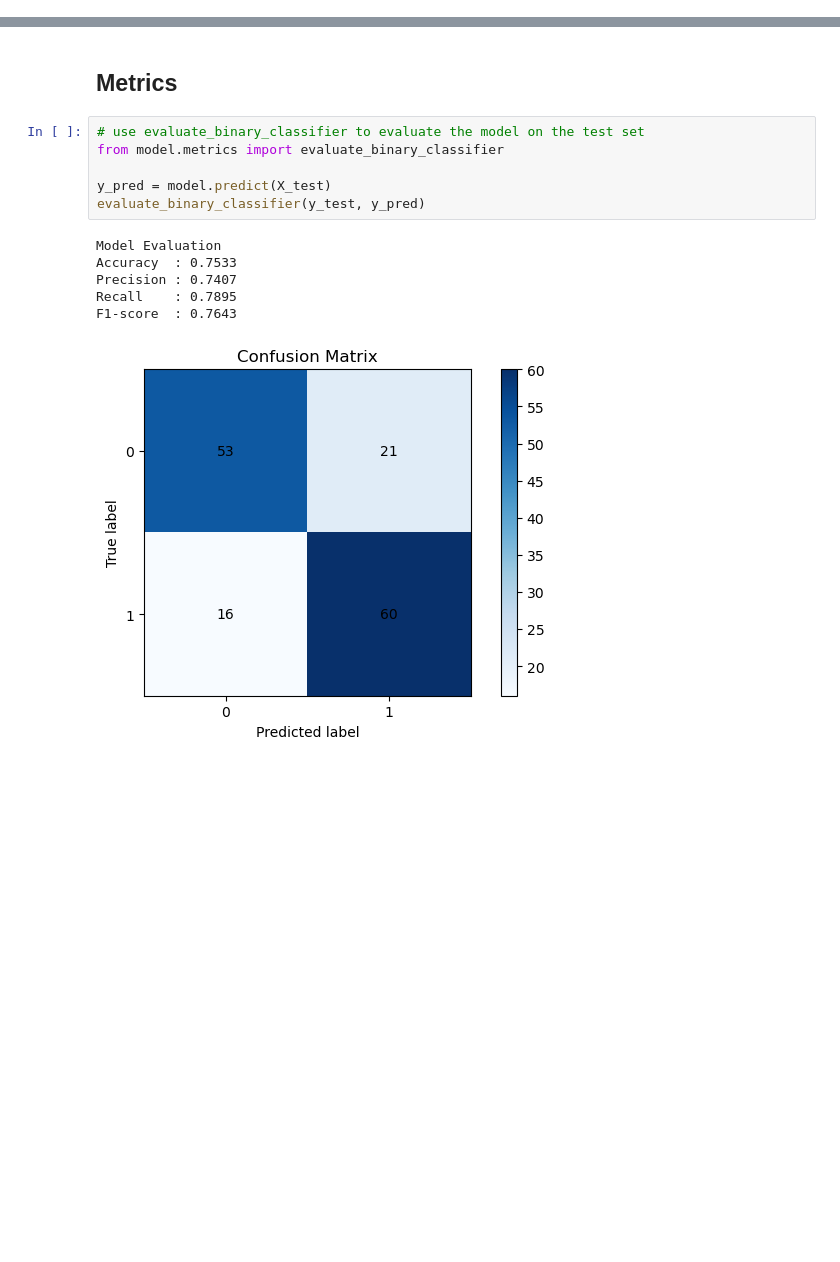
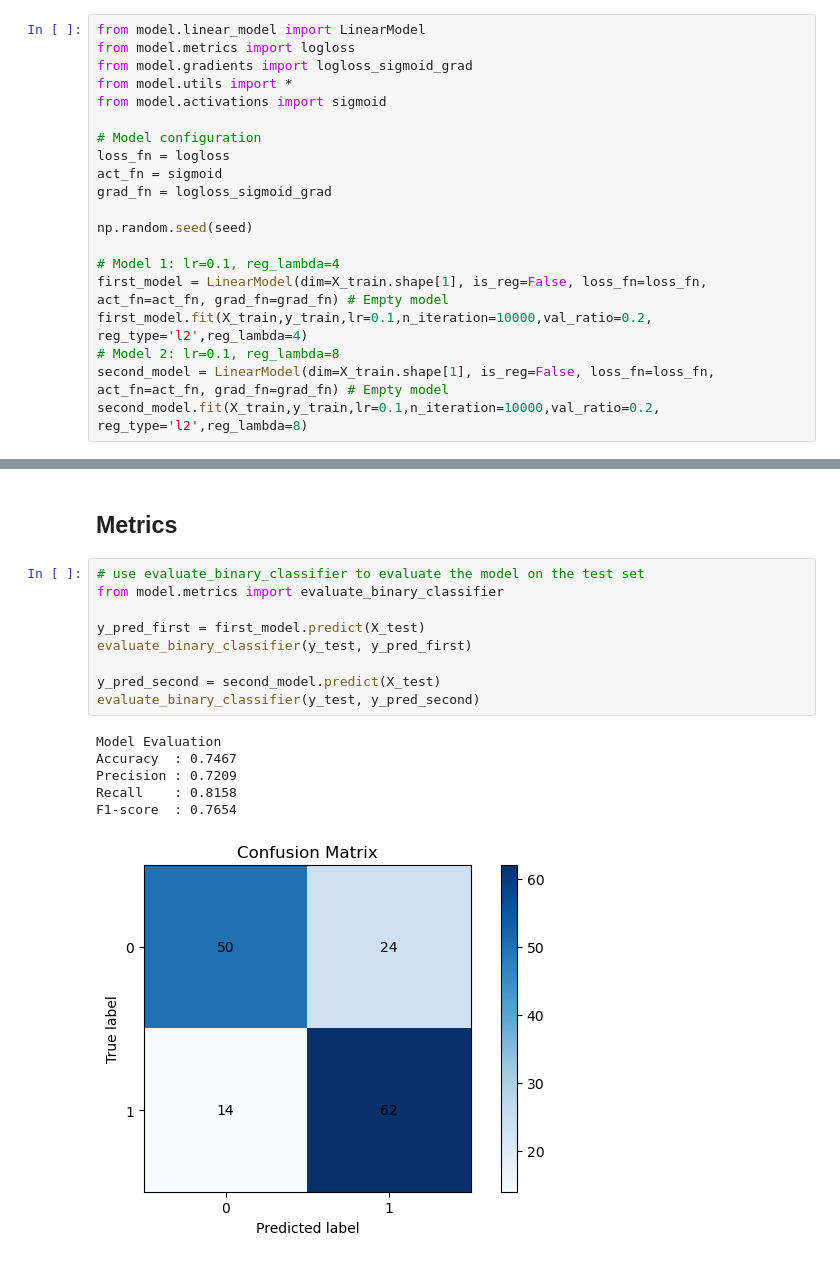
Before and after one commit to twilight123winni/DM2026-Assignment-2, a Jupyter notebook: Real_World_Classification.ipynb, the cells around one changed output, grey strips where cells are left out. Cells and saved outputs as stored; diff of their text form; blank space fills up the shorter version.

```diff
--- a/Real_World_Classification.ipynb
+++ b/Real_World_Classification.ipynb
@@ -342,0 +344,20 @@ Sum of absolute values of weights: 24.65304446049259
+# %%
+from model.linear_model import LinearModel
+from model.metrics import logloss
+from model.gradients import logloss_sigmoid_grad
+from model.utils import *
+from model.activations import sigmoid
+
+# Model configuration
+loss_fn = logloss
+act_fn = sigmoid
+grad_fn = logloss_sigmoid_grad
+
+np.random.seed(seed)
+
+# Model 1: lr=0.1, reg_lambda=4
+first_model = LinearModel(dim=X_train.shape[1], is_reg=False, loss_fn=loss_fn, act_fn=act_fn, grad_fn=grad_fn) # Empty model
+first_model.fit(X_train,y_train,lr=0.1,n_iteration=10000,val_ratio=0.2, reg_type='l2',reg_lambda=4)
+# Model 2: lr=0.1, reg_lambda=8
+second_model = LinearModel(dim=X_train.shape[1], is_reg=False, loss_fn=loss_fn, act_fn=act_fn, grad_fn=grad_fn) # Empty model
+second_model.fit(X_train,y_train,lr=0.1,n_iteration=10000,val_ratio=0.2, reg_type='l2',reg_lambda=8)
@@ -345,13 +387,16 @@ Sum of absolute values of weights: 24.65304446049259
 # %%
 # use evaluate_binary_classifier to evaluate the model on the test set
 from model.metrics import evaluate_binary_classifier
 
-y_pred = model.predict(X_test)
-evaluate_binary_classifier(y_test, y_pred)
+y_pred_first = first_model.predict(X_test)
+evaluate_binary_classifier(y_test, y_pred_first)
+
+y_pred_second = second_model.predict(X_test)
+evaluate_binary_classifier(y_test, y_pred_second)
 # %% [output]
 Model Evaluation
-Accuracy  : 0.7533
-Precision : 0.7407
-Recall    : 0.7895
-F1-score  : 0.7643
+Accuracy  : 0.7467
+Precision : 0.7209
+Recall    : 0.8158
+F1-score  : 0.7654
-[figure, old version]
+[figure, new version]
```
Also changed, not shown: parts of 8 cells of this notebook, 10 other files.
